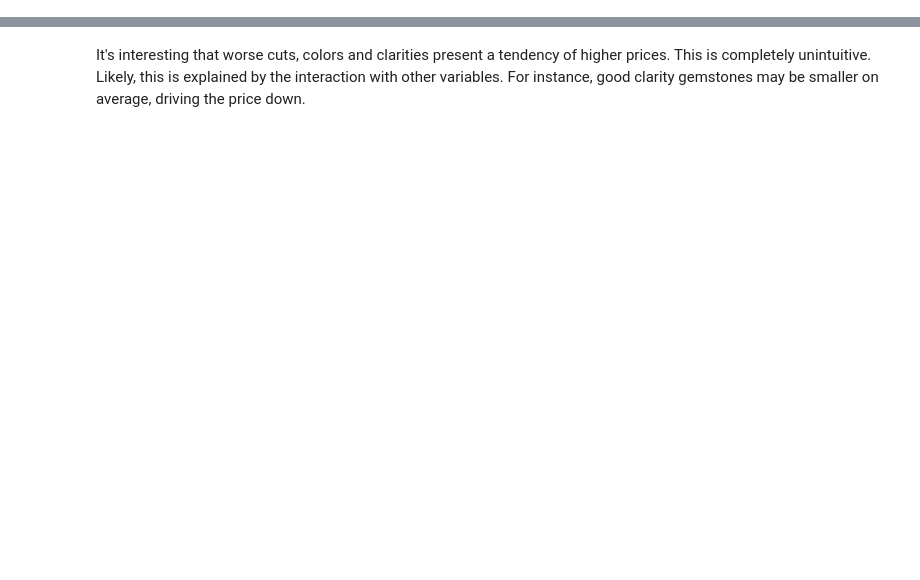
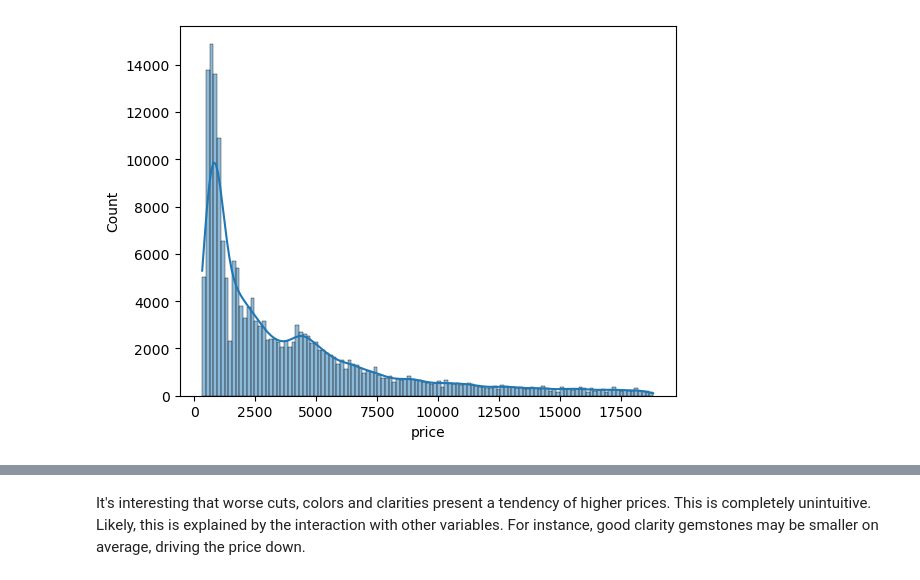
Before and after one commit to mathpn/kaggle-playground-series, a Jupyter notebook: gemstone_s03_e08/eda_and_train.ipynb, the cells around one changed output, grey strips where cells are left out. Saved outputs shown, nothing was run; the diff lists cells and outputs as text; code cells hidden in the pictures; blank space fills up the shorter version.

Commit message:
train models and prepare submission

```diff
--- a/gemstone_s03_e08/eda_and_train.ipynb
+++ b/gemstone_s03_e08/eda_and_train.ipynb
@@ -7,7 +7,7 @@ import matplotlib.pyplot as plt
 train_data = pd.read_csv("./data/train.csv")
 test_data = pd.read_csv("./data/test.csv")
 
-y_train = train_data.pop("price")
+y = train_data.pop("price")
 
 n_train = len(train_data)
 all_data = pd.concat((train_data, test_data), axis=0)
@@ -16,5 +23,7 @@ all_data.head()
 # %%
-ax = sns.histplot(y_train, kde=True)
+ax = sns.histplot(y, kde=True)
+# %% [output]
+[figure, added]
 # %%
 from scipy import stats
 
```
Also changed, not shown: parts of 14 cells of this notebook.
